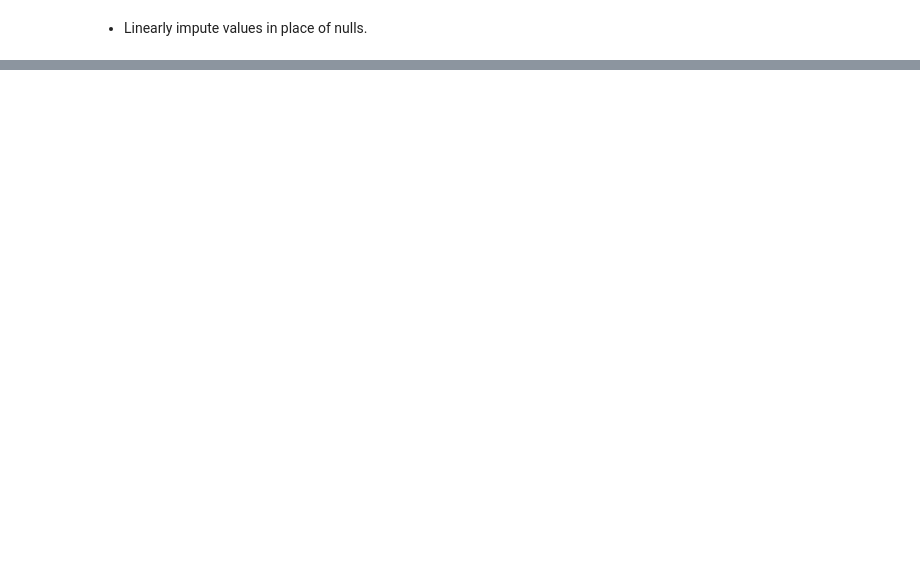
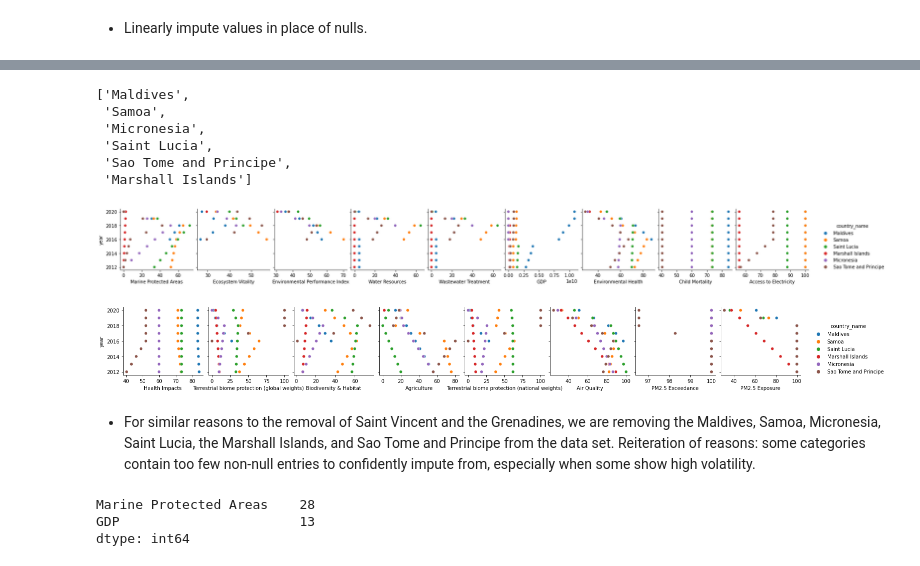
Before and after one commit to Avanyali/EPIDemographicModel, a Jupyter notebook: Step2_DataCleaning&Exploration.ipynb, the cells around one changed output, grey strips where cells are left out. Cells and saved outputs as stored; diff of their text form; code cells hidden in the pictures; blank space fills up the shorter version.

```diff
--- a/Step2_DataCleaning&Exploration.ipynb
+++ b/Step2_DataCleaning&Exploration.ipynb
@@ -186,0 +183,2 @@ nulls solved!
+# %%
+epi.loc[epi['country_name'].isin(ag_countries), 'Agricultural Subsidies'] = epi.loc[epi['country_name'].isin(ag_countries), 'Agricultural Subsidies'].fillna(-1)
@@ -186,0 +193,12 @@ nulls solved!
+# %%
+some_nulls = epi.isnull().sum().sort_values(ascending = False)
+some_nulls = [column for column, value in some_nulls.items() if value > 0]
+# %%
+countries_present = {}
+for column in some_nulls:
+    null_countries = set(epi[epi[column].isnull() == True]['country_name'].values)
+    for country in null_countries:
+        if country in countries_present:
+            countries_present[country] = countries_present[country] + 1
+        else:
+            countries_present[country] = 1
@@ -186,0 +218,23 @@ nulls solved!
+# %%
+frequent_null_countries = [country for country, value in countries_present.items() if value > 1]
+# %%
+frequent_null_countries
+# %% [output]
+['Maldives',
+ 'Samoa',
+ 'Micronesia',
+ 'Saint Lucia',
+ 'Sao Tome and Principe',
+ 'Marshall Islands']
+# %%
+sns.pairplot(data = epi[epi['country_name'].isin(frequent_null_countries)], y_vars = 'year', x_vars = some_nulls[:9], hue = 'country_name')
+plt.show()
+# %% [output]
+[figure, added]
+# %%
+sns.pairplot(data = epi[epi['country_name'].isin(frequent_null_countries)], y_vars = 'year', x_vars = some_nulls[9:], hue = 'country_name')
+plt.show()
+# %% [output]
+[figure, added]
+# %% [markdown]
+- For similar reasons to the removal of Saint Vincent and the Grenadines, we are removing the Maldives, Samoa, Micronesia, Saint Lucia, the Marshall Islands, and Sao Tome and Principe from the data set. Reiteration of reasons: some categories contain too few non-null entries to confidently impute from, especially when some show high volatility.
@@ -186,0 +243,7 @@ nulls solved!
+# %%
+nulls = epi.isnull().sum().sort_values(ascending =False)
+nulls[nulls > 0]
+# %% [output]
+Marine Protected Areas    28
+GDP                       13
+dtype: int64
```
Also changed, not shown: parts of 72 cells of this notebook.
